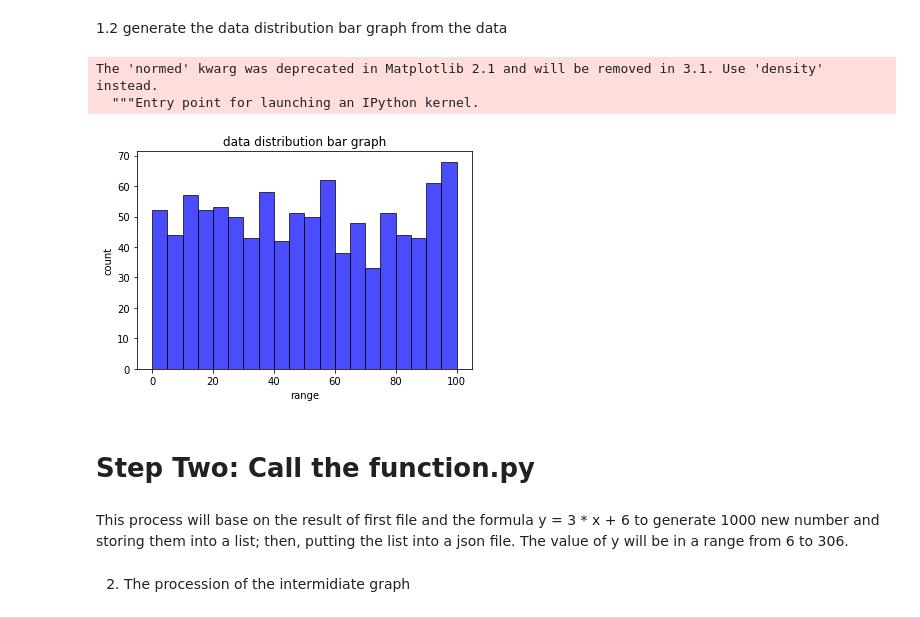
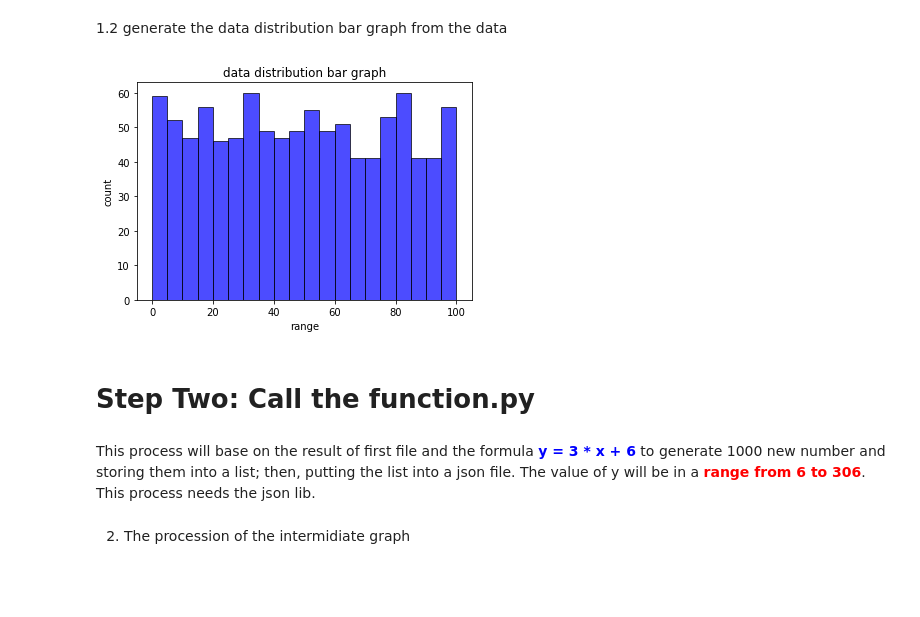
Before and after one commit to xielidawan/560_hw2, a Jupyter notebook: HW2_task5.ipynb, the cells around one changed output. Saved outputs shown, nothing was run; the diff lists cells and outputs as text; code cells hidden in the pictures; blank space fills up the shorter version.

```diff
--- a/HW2_task5.ipynb
+++ b/HW2_task5.ipynb
@@ -17,19 +17,17 @@ with open('file1.json', 'r') as f:
 # %% [markdown]
 1.2 generate the data distribution bar graph from the data
 # %%
-plt.hist(num_list, bins=20, normed=0, facecolor="blue", edgecolor="black", alpha=0.7)
+plt.hist(num_list, bins=20, facecolor="blue", edgecolor="black", alpha=0.7)
 plt.xlabel("range")
 plt.ylabel("count")
 plt.title("data distribution bar graph")
 plt.show()
 # %% [output]
-The 'normed' kwarg was deprecated in Matplotlib 2.1 and will be removed in 3.1. Use 'density' instead.
-  """Entry point for launching an IPython kernel.
-[figure, old version]
+[figure, new version]
 # %% [markdown]
 # Step Two: Call the function.py
 # %% [markdown]
-This process will base on the result of first file and the formula y = 3 * x + 6 to generate 1000 new number and storing them into a list; then, putting the list into a json file. The value of y will be in a range from 6 to 306.
+This process will base on the result of first file and the formula **<font color = blue>y = 3 * x + 6</font>** to generate 1000 new number and storing them into a list; then, putting the list into a json file. The value of y will be in a **<font color = red>range from 6 to 306</font>**. This process needs the json lib.
 # %%
 %run function.py
 # %% [markdown]
```
Also changed, not shown: parts of 2 cells of this notebook.
